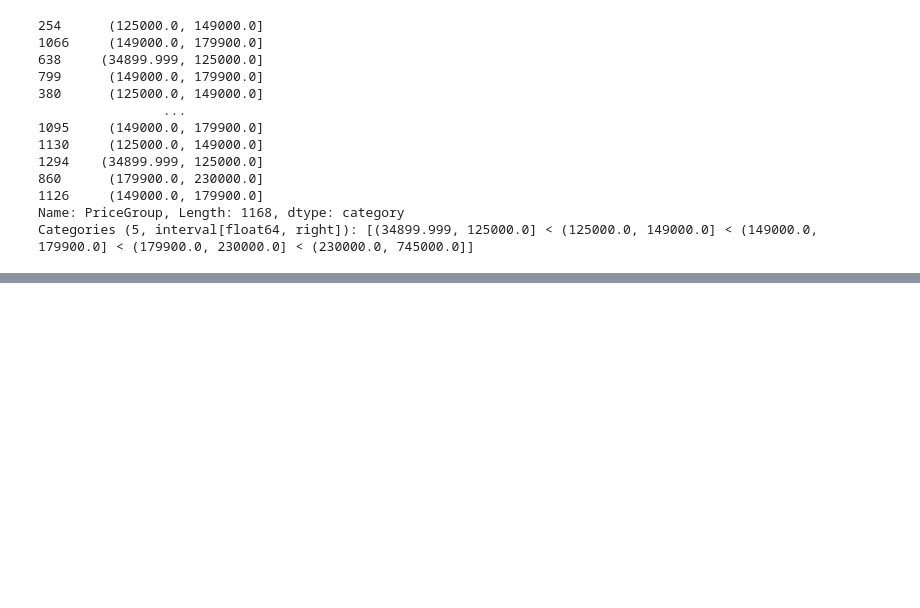
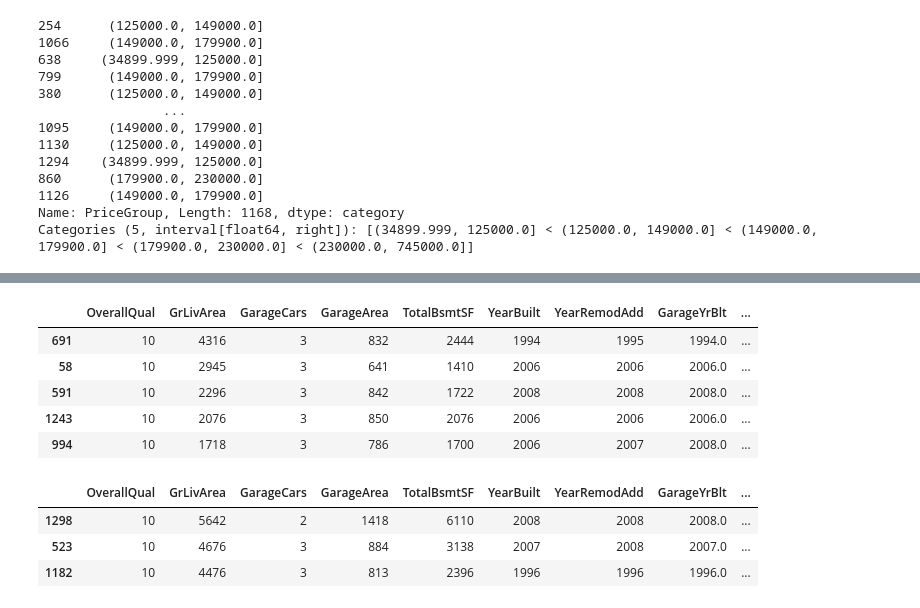
Before and after one commit to kogimurio/house_sales_prediction, a Jupyter notebook: saales_price_predictions.ipynb, the cells around one changed output, grey strips where cells are left out. Saved outputs shown, nothing was run; the diff lists cells and outputs as text; code cells hidden in the pictures; blank space fills up the shorter version.

Commit message:
investigation random forest regression model errors

```diff
--- a/saales_price_predictions.ipynb
+++ b/saales_price_predictions.ipynb
@@ -13,7 +13,7 @@ from sklearn.model_selection import KFold, cross_val_score
 from sklearn.pipeline import Pipeline
 from sklearn.compose import ColumnTransformer
 # pd.set_option('display.max_rows', None)
-# pd.set_option('display.max_columns', None)
+pd.set_option('display.max_columns', None)
 # %%
 # Read the Dataset
 dataset = pd.read_csv("train.csv")
@@ -4038,4 +4038,9 @@ train_comparison['PriceGroup']
 Name: PriceGroup, Length: 1168, dtype: category
 Categories (5, interval[float64, right]): [(34899.999, 125000.0] < (125000.0, 149000.0] < (149000.0, 179900.0] < (179900.0, 230000.0] < (230000.0, 745000.0]]
 # %%
-test_comparison = X_mixed_test_5
+# Prediction error for most expensive testing houses
+test_comparison = X_mixed_test_5.copy()
+test_comparison['ActualPrice'] = y_mixed_test_5
+test_comparison['PredictedPrice'] = final_model.predict(test_comparison)
+test_comparison['PredictionError'] = (test_comparison['ActualPrice'] - test_comparison['PredictedPrice'])
+test_comparison.sort_values('ActualPrice', ascending=False)[['ActualPrice', 'PredictedPrice', 'PredictionError']].head(10)
@@ -4041,0 +4059,4 @@ test_comparison = X_mixed_test_5
+# %%
+# Investigating how the model predicted cheap and expensive test houses
+test_comparison['PriceGroup'] = pd.qcut(test_comparison['ActualPrice'], q=5)
+test_comparison.groupby('PriceGroup', observed=True).agg(MeanActualPrice=('ActualPrice', 'mean'), MeanPredictedPrice=('PredictedPrice', 'mean'), MeanPredictionError=('PredictionError', 'mean'), MeanAbsoluteError=('PredictionError', lambda errors: errors.abs().mean()), NumberOfHouses=('ActualPrice', 'size'))
@@ -4041,0 +4091,16 @@ test_comparison = X_mixed_test_5
+# %%
+test_comparison[test_comparison['OverallQual'] == 10].sort_values('GrLivArea', ascending=False)
+# %% [output]
+|  | OverallQual | GrLivArea | GarageCars | GarageArea | TotalBsmtSF | YearBuilt | YearRemodAdd | GarageYrBlt | ... |
+| 691 | 10 | 4316 | 3 | 832 | 2444 | 1994 | 1995 | 1994.0 | ... |
+| 58 | 10 | 2945 | 3 | 641 | 1410 | 2006 | 2006 | 2006.0 | ... |
+| 591 | 10 | 2296 | 3 | 842 | 1722 | 2008 | 2008 | 2008.0 | ... |
+| 1243 | 10 | 2076 | 3 | 850 | 2076 | 2006 | 2006 | 2006.0 | ... |
+| 994 | 10 | 1718 | 3 | 786 | 1700 | 2006 | 2007 | 2008.0 | ... |
+# %%
+train_comparison[(train_comparison['OverallQual'] == 10)  & (train_comparison['GrLivArea'] >= 4000)].sort_values('GrLivArea', ascending=False)
+# %% [output]
+|  | OverallQual | GrLivArea | GarageCars | GarageArea | TotalBsmtSF | YearBuilt | YearRemodAdd | GarageYrBlt | ... |
+| 1298 | 10 | 5642 | 2 | 1418 | 6110 | 2008 | 2008 | 2008.0 | ... |
+| 523 | 10 | 4676 | 3 | 884 | 3138 | 2007 | 2008 | 2007.0 | ... |
+| 1182 | 10 | 4476 | 3 | 813 | 2396 | 1996 | 1996 | 1996.0 | ... |
```
Also changed, not shown: parts of 8 cells of this notebook.
